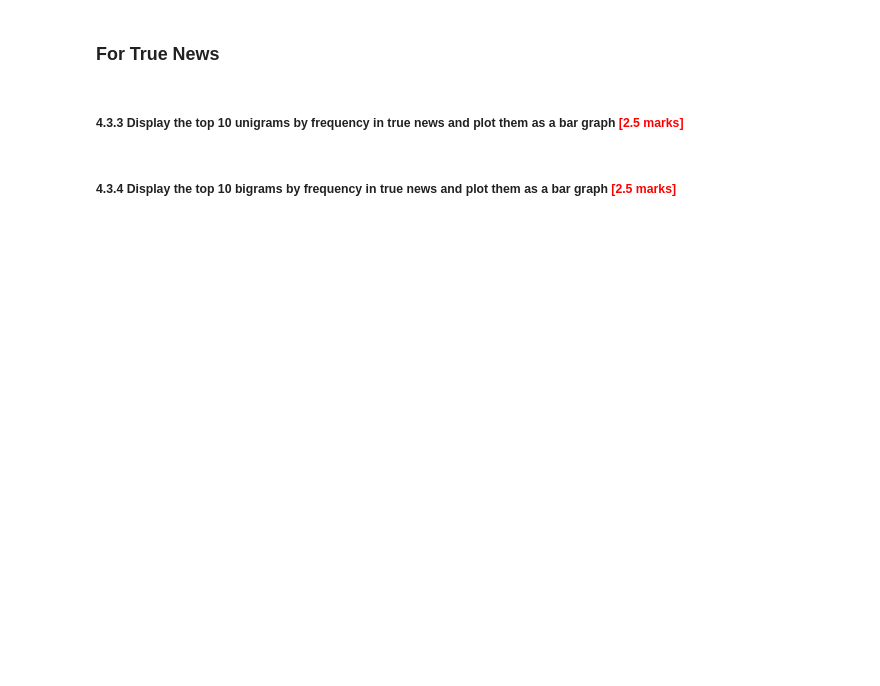
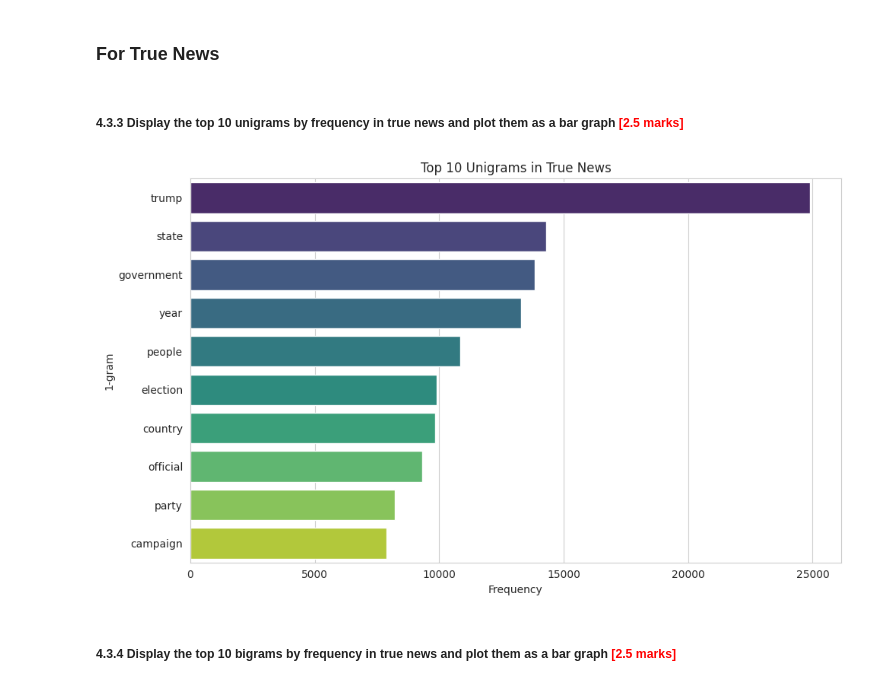
Before and after one commit to AnishRane-cox/Semantic-Fake-News-Detector, a Jupyter notebook: Fake_News_Detection_Starter.ipynb, the cells around one changed output. Saved outputs shown, nothing was run; the diff lists cells and outputs as text; code cells hidden in the pictures; blank space fills up the shorter version.

```diff
--- a/Fake_News_Detection_Starter.ipynb
+++ b/Fake_News_Detection_Starter.ipynb
@@ -586,9 +671,22 @@ plt.show()
+# %%
+train_df = train_df.dropna(subset=['cleaned_text', 'lemm_nouns']).reset_index(drop=True)
 # %% [markdown]
 ### For True News
 # %% [markdown]
 ##### 4.3.3 Display the top 10 unigrams by frequency in true news and plot them as a bar graph  <font color = red>[2.5 marks]</font> <br>
 # %%
 # Print the top 10 unigrams by frequency in true news and plot the same using a bar graph
+plot_top_ngrams_by_label(
+    df=train_df,
+    text_col='lemm_nouns',
+    label_col='news_label',
+    label_value=1,  # True news
+    ngram_range=(1, 1),
+    n=10,
+    title='Top 10 Unigrams in True News'
+)
+# %% [output]
+[figure, added]
 # %% [markdown]
 ##### 4.3.4 Display the top 10 bigrams by frequency in true news and plot them as a bar graph  <font color = red>[2.5 marks]</font> <br>
 # %%
```
Also changed, not shown: parts of 27 cells of this notebook.
